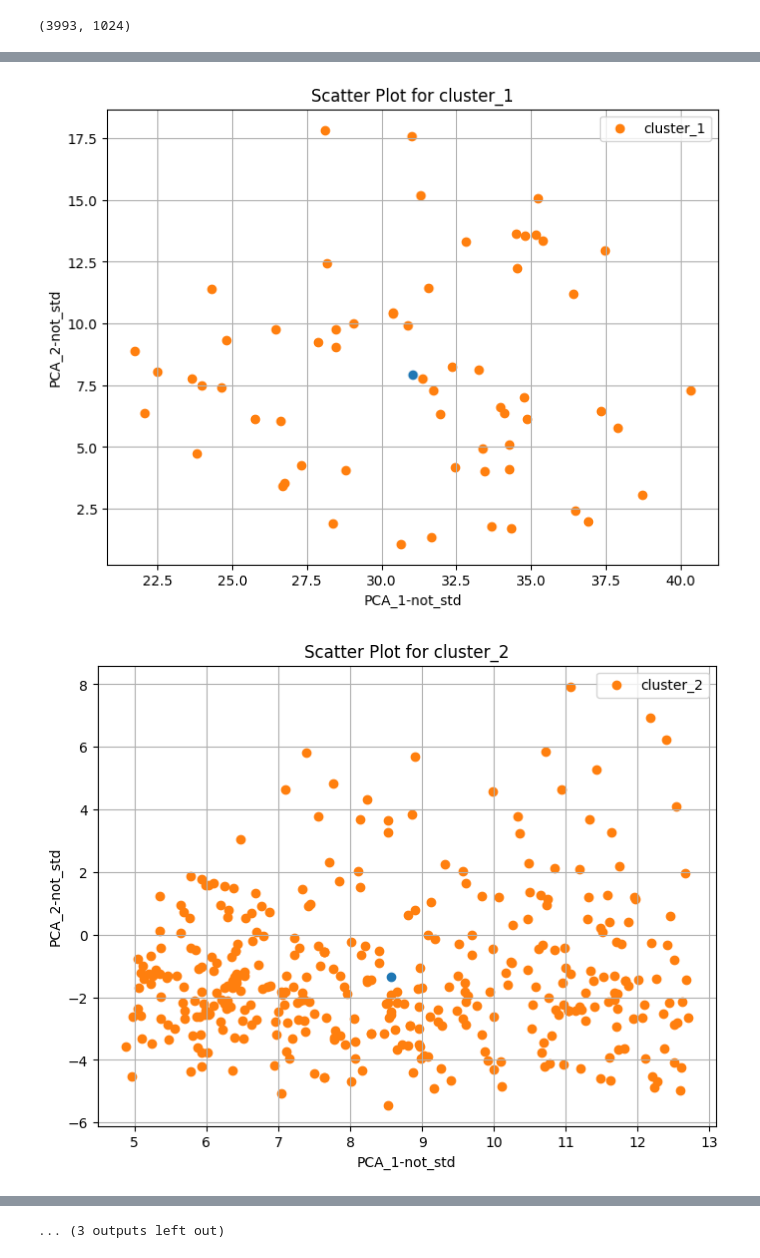
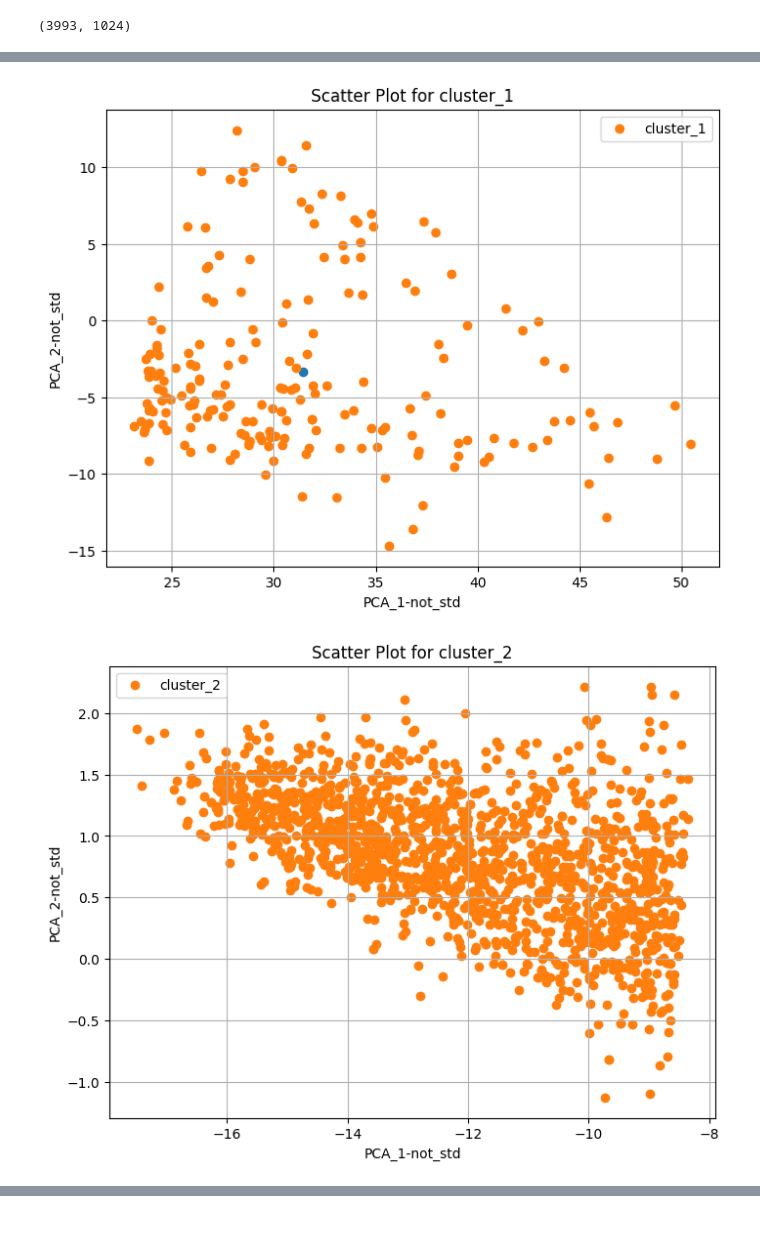
Before and after one commit to afloresep/HMDB-clustering, a Jupyter notebook: code/std-recursive-kmeans.ipynb, the cells around one changed output, grey strips where cells are left out. Cells and saved outputs as stored; diff of their text form; code cells hidden in the pictures; blank space fills up the shorter version.

```diff
--- a/code/std-recursive-kmeans.ipynb
+++ b/code/std-recursive-kmeans.ipynb
@@ -90,7 +90,7 @@ results_df
 3993 rows × 3 columns
 # %%
 # Apply k-means clustering
-num_clusters = 15 # Best K = 6
+num_clusters = 8 # Best K = 6
 kmeans = KMeans(n_init = 500, n_clusters=num_clusters, random_state = 42)
 # %%
 label_std = kmeans.fit_predict(pca_std)
@@ -111,6 +111,5 @@ array([ 0,  9,  9, ...,  2, 10,  9], dtype=int32)
 # %%
 results_grouped =  results_df.groupby('cluster-std')
-results_grouped
 
 cluster_dfs = {}
 
@@ -134,2 +133,2 @@ plt.show()
-[figure, old version]
+[figure, new version]
-[figure, old version]
+[figure, new version]
@@ -145,4 +140,3 @@ plt.show()
-... (3 outputs left out)
 # %%
 centroids_name = {}
 for i, (x,y) in enumerate(centroids_std):
```
Also changed, not shown: parts of 5 cells of this notebook.
